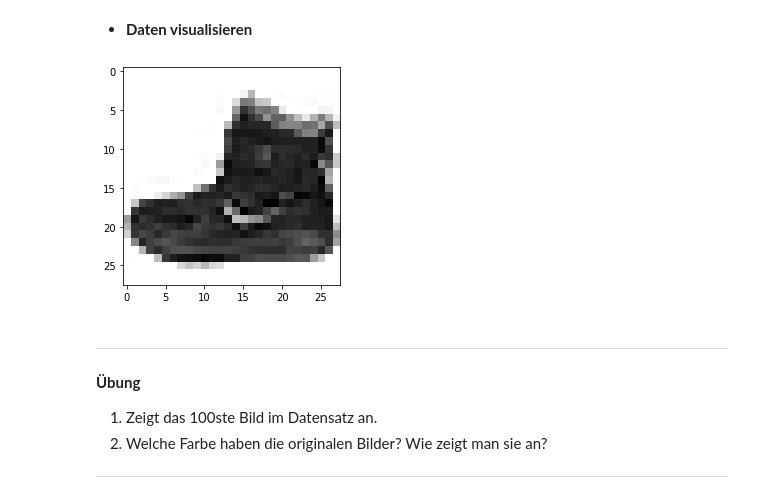
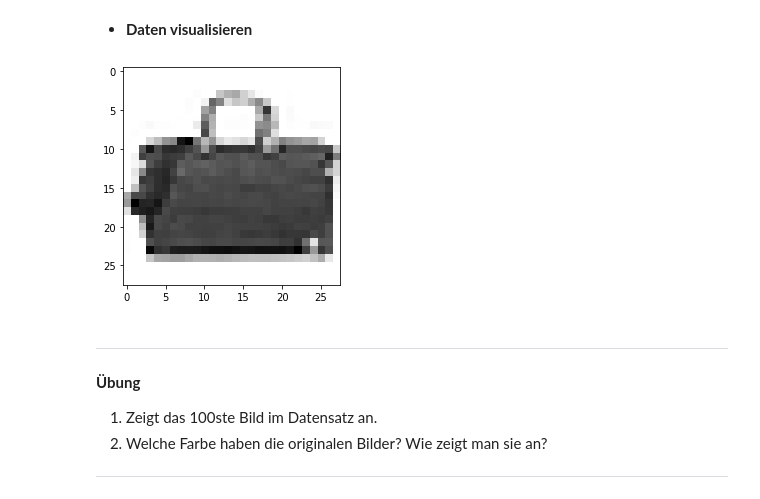
Before and after one commit to kasdallahF/StudentsTeach, a Jupyter notebook: dl_crashcourse.ipynb, the cells around one changed output. Saved outputs shown, nothing was run; the diff lists cells and outputs as text; code cells hidden in the pictures.

```diff
--- a/dl_crashcourse.ipynb
+++ b/dl_crashcourse.ipynb
@@ -74,11 +74,12 @@ kategorien = [" T-shirt/ top", "Trouser", "Pullover", "Dress",
 # %%
 %matplotlib inline
 import matplotlib.pyplot as plt
 
-plt.imshow(X_train[0], cmap= 'binary')
+plt.imshow(X_train[99], cmap=
+           'binary') # cmap = colormap = Farbpalette
 plt.show()
 # %% [output]
-[figure, old version]
+[figure, new version]
 # %% [markdown]
 -----------------------------------------------------------------------------------------------------
 **Übung**
```
Also changed, not shown: parts of 4 cells of this notebook.
